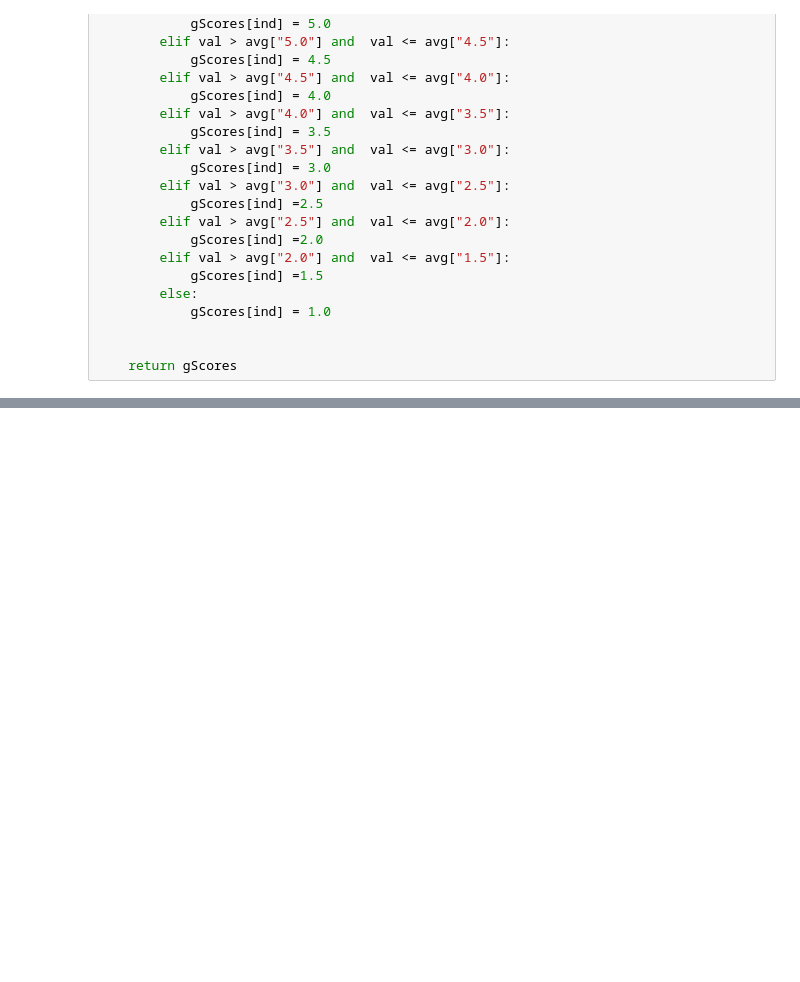
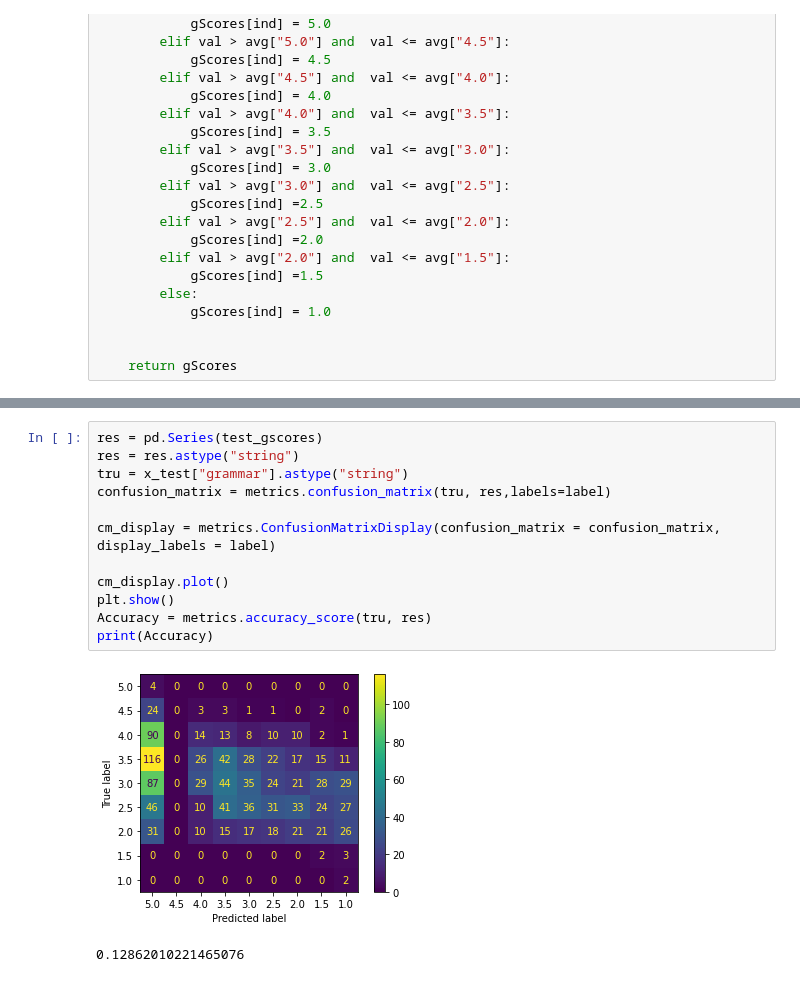
Before and after one commit to EEL-competition/solution, a Jupyter notebook: grammar.ipynb, the cells around one changed output, grey strips where cells are left out. Cells and saved outputs as stored; diff of their text form; blank space fills up the shorter version.

```diff
--- a/grammar.ipynb
+++ b/grammar.ipynb
@@ -137,0 +179,15 @@ KeyError: 1
+# %%
+res = pd.Series(test_gscores)
+res = res.astype("string")
+tru = x_test["grammar"].astype("string")
+confusion_matrix = metrics.confusion_matrix(tru, res,labels=label)
+
+cm_display = metrics.ConfusionMatrixDisplay(confusion_matrix = confusion_matrix, display_labels = label)
+
+cm_display.plot()
+plt.show()
+Accuracy = metrics.accuracy_score(tru, res)
+print(Accuracy)
+# %% [output]
+[figure, added]
+0.12862010221465076
```
Also changed, not shown: parts of 18 cells of this notebook.
